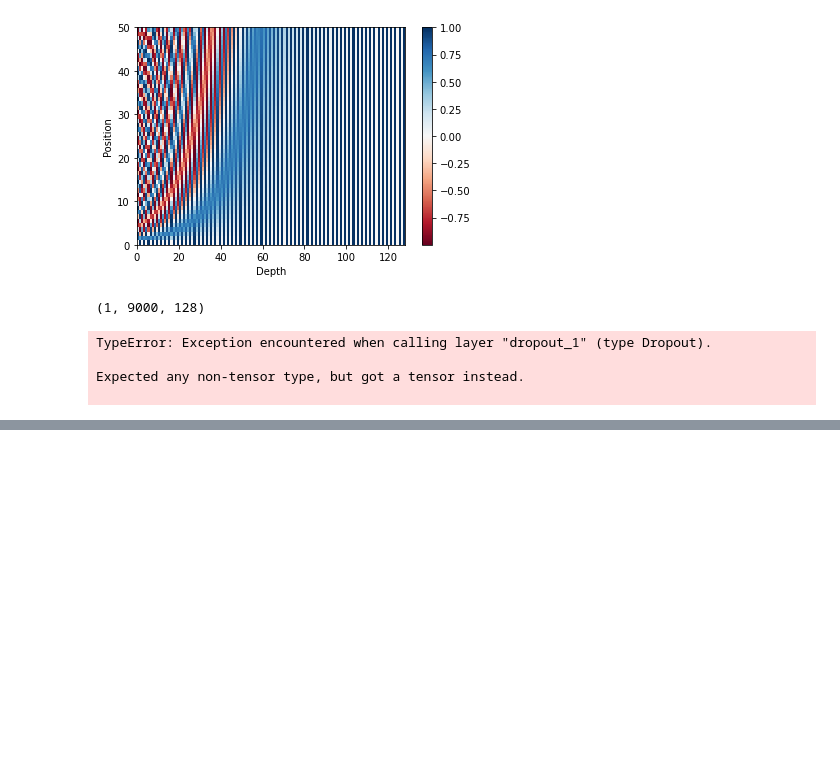
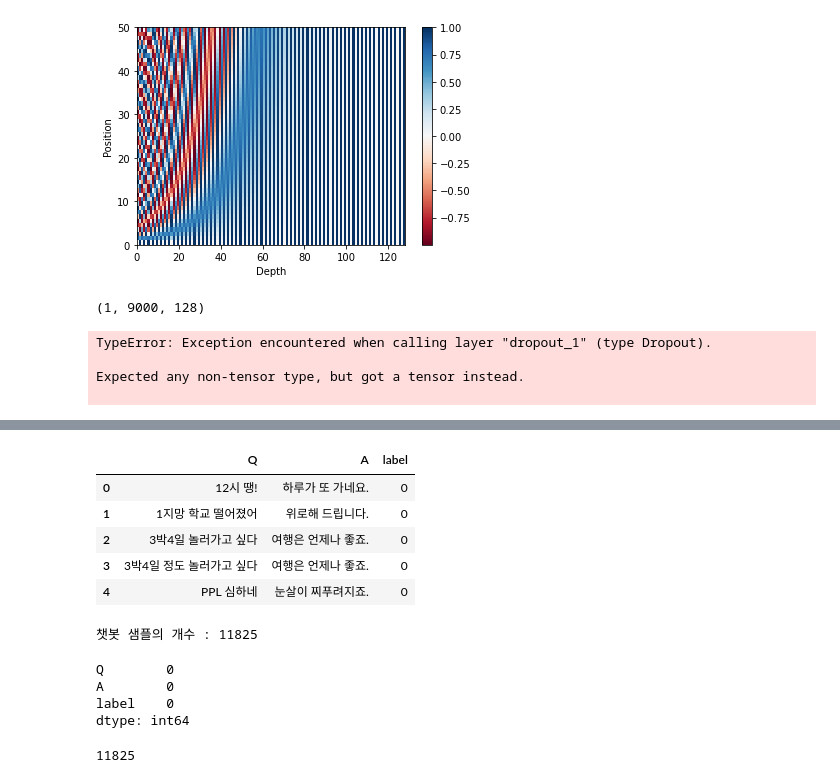
Before and after one commit to blackneyo/NLP-Deep-, a Jupyter notebook: TensorFlow-Transformer.ipynb, the cells around one changed output, grey strips where cells are left out. Saved outputs shown, nothing was run; the diff lists cells and outputs as text; code cells hidden in the pictures; blank space fills up the shorter version.

```diff
--- a/TensorFlow-Transformer.ipynb
+++ b/TensorFlow-Transformer.ipynb
@@ -404,0 +448,23 @@ Expected any non-tensor type, but got a tensor instead.
+# %%
+# urllib.request.urlretrieve("https://raw.githubusercontent.com/songys/Chatbot_data/master/ChatbotData.csv", filename="ChatBotData.csv")
+
+train_data = pd.read_csv('ChatBotData1.csv')
+train_data.head()
+# %% [output]
+|  | Q | A | label |
+| 0 | 12시 땡! | 하루가 또 가네요. | 0 |
+| 1 | 1지망 학교 떨어졌어 | 위로해 드립니다. | 0 |
+| 2 | 3박4일 놀러가고 싶다 | 여행은 언제나 좋죠. | 0 |
+| 3 | 3박4일 정도 놀러가고 싶다 | 여행은 언제나 좋죠. | 0 |
+| 4 | PPL 심하네 | 눈살이 찌푸려지죠. | 0 |
+# %%
+print('챗봇 샘플의 개수 :', len(train_data))
+# %% [output]
+챗봇 샘플의 개수 : 11825
+# %%
+print(train_data.isnull().sum())
+# %% [output]
+Q        0
+A        0
+label    0
+dtype: int64
@@ -404,0 +487,4 @@ Expected any non-tensor type, but got a tensor instead.
+# %%
+len(questions)
+# %% [output]
+11825
```
Also changed, not shown: parts of 10 cells of this notebook.
